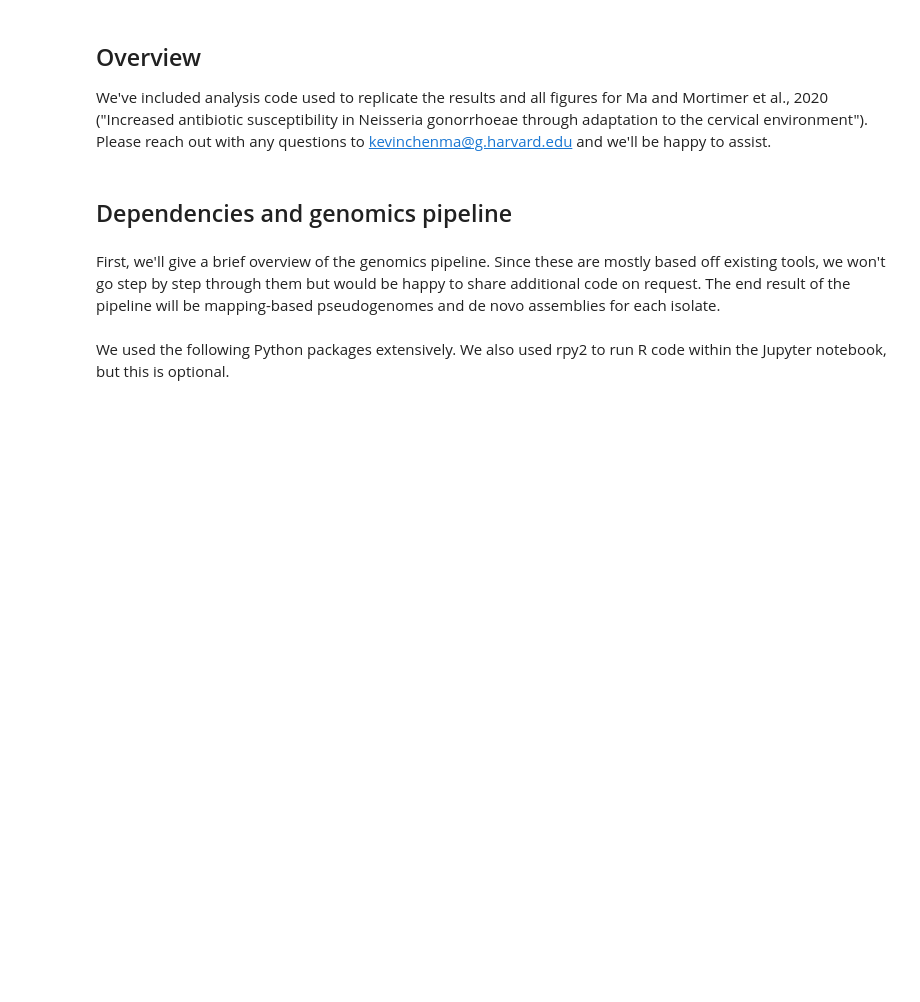
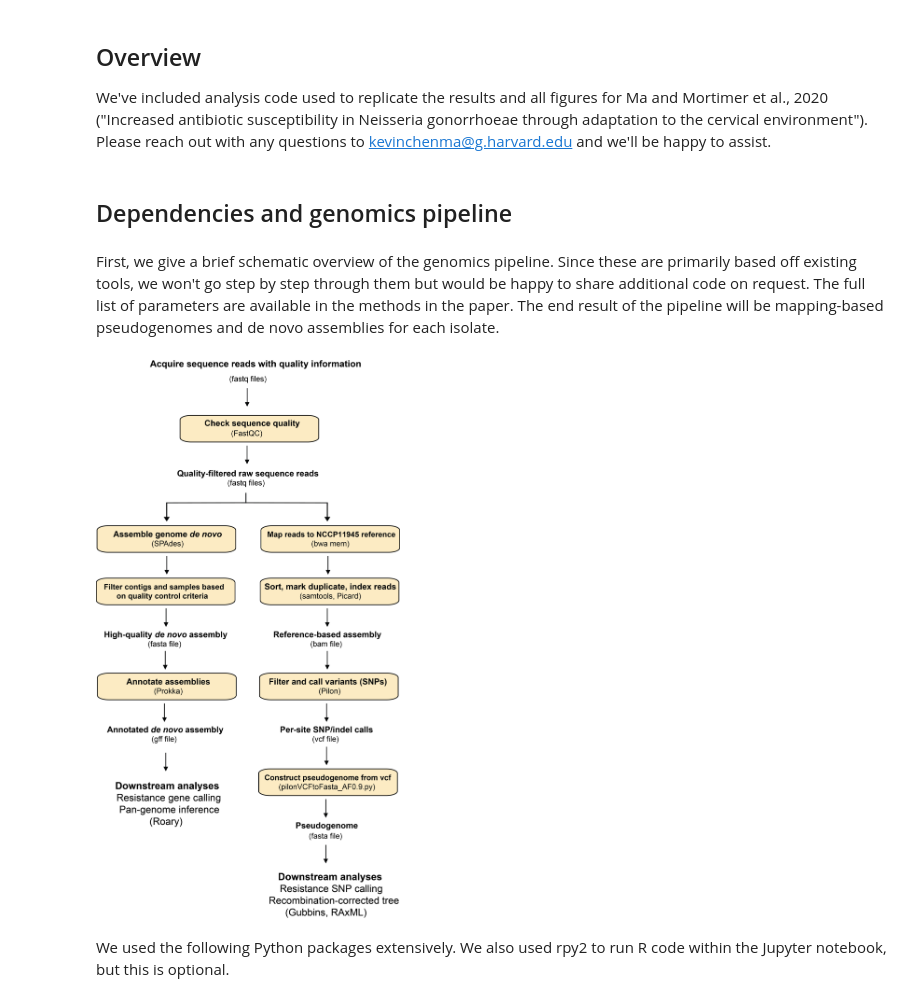
Before and after one commit to gradlab/mtrC-GWAS, a Jupyter notebook: mtrC-GWAS-notebook.ipynb, the cells around one changed output. Drawn from its saved outputs; the diff is of its cells as text; code cells hidden in the pictures; blank space fills up the shorter version.

```diff
--- a/mtrC-GWAS-notebook.ipynb
+++ b/mtrC-GWAS-notebook.ipynb
@@ -7,7 +7,12 @@ We've included analysis code used to replicate the results and all figures for M
 # %% [markdown]
 ## Dependencies and genomics pipeline
 # %% [markdown]
-First, we'll give a brief overview of the genomics pipeline. Since these are mostly based off existing tools, we won't go step by step through them but would be happy to share additional code on request. The end result of the pipeline will be mapping-based pseudogenomes and de novo assemblies for each isolate.
+First, we give a brief schematic overview of the genomics pipeline. Since these are primarily based off existing tools, we won't go step by step through them but would be happy to share additional code on request. The full list of parameters are available in the methods in the paper. The end result of the pipeline will be mapping-based pseudogenomes and de novo assemblies for each isolate.
+# %%
+from IPython.display import Image
+Image(filename='software/Ng-pipeline.png')
+# %% [output]
+[figure, added]
 # %% [markdown]
 We used the following Python packages extensively. We also used rpy2 to run R code within the Jupyter notebook, but this is optional.
 # %%
```
Also changed, not shown: parts of 5 cells of this notebook, 2 other files.
